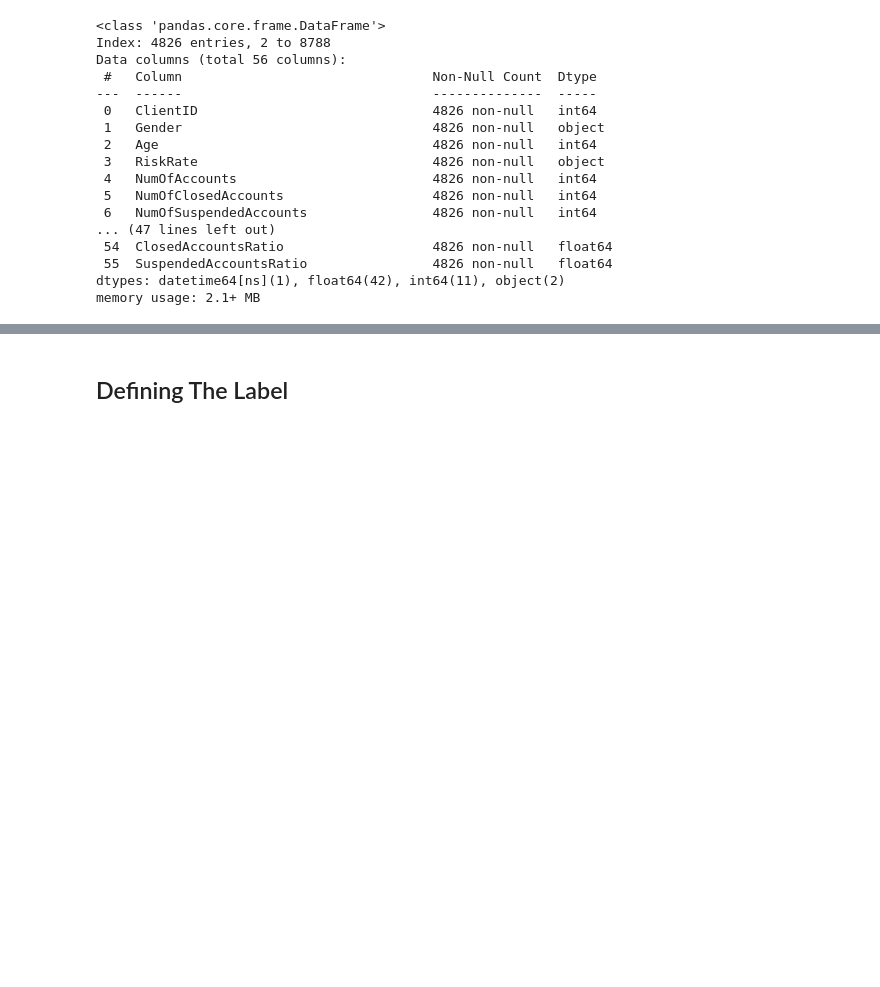
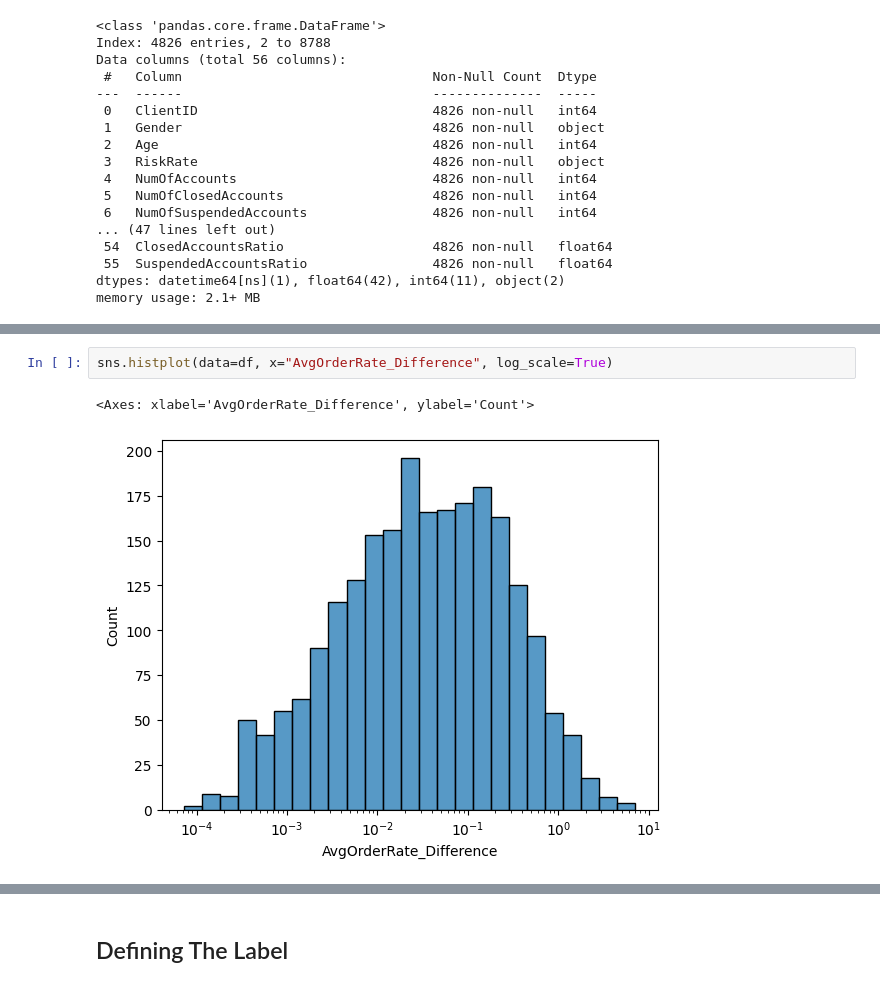
Before and after one commit to useframi1/SU-EFG, a Jupyter notebook: Scripts/data-processing-script.ipynb, the cells around one changed output, grey strips where cells are left out. Drawn from its saved outputs; the diff is of its cells as text; blank space fills up the shorter version.

```diff
--- a/Scripts/data-processing-script.ipynb
+++ b/Scripts/data-processing-script.ipynb
@@ -739,0 +728,5 @@ memory usage: 2.1+ MB
+# %%
+sns.histplot(data=df, x="AvgOrderRate_Difference", log_scale=True)
+# %% [output]
+<Axes: xlabel='AvgOrderRate_Difference', ylabel='Count'>
+[figure, added]
```
Also changed, not shown: parts of 45 cells of this notebook, 2 other files.
